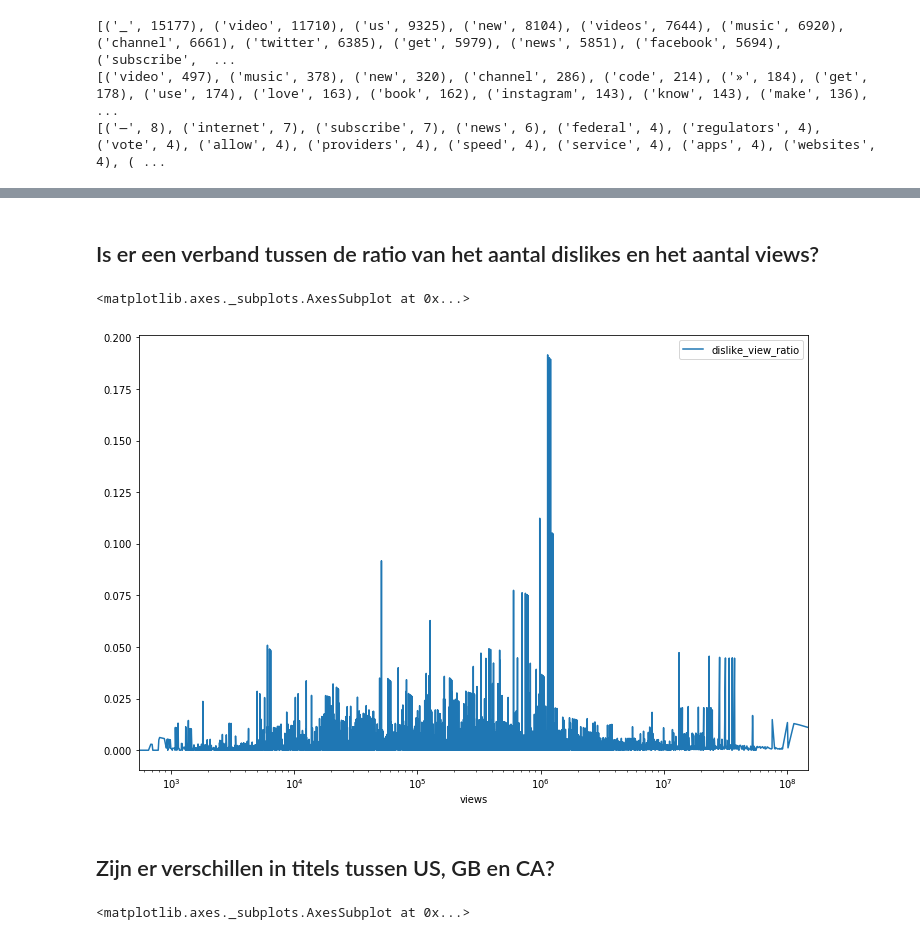
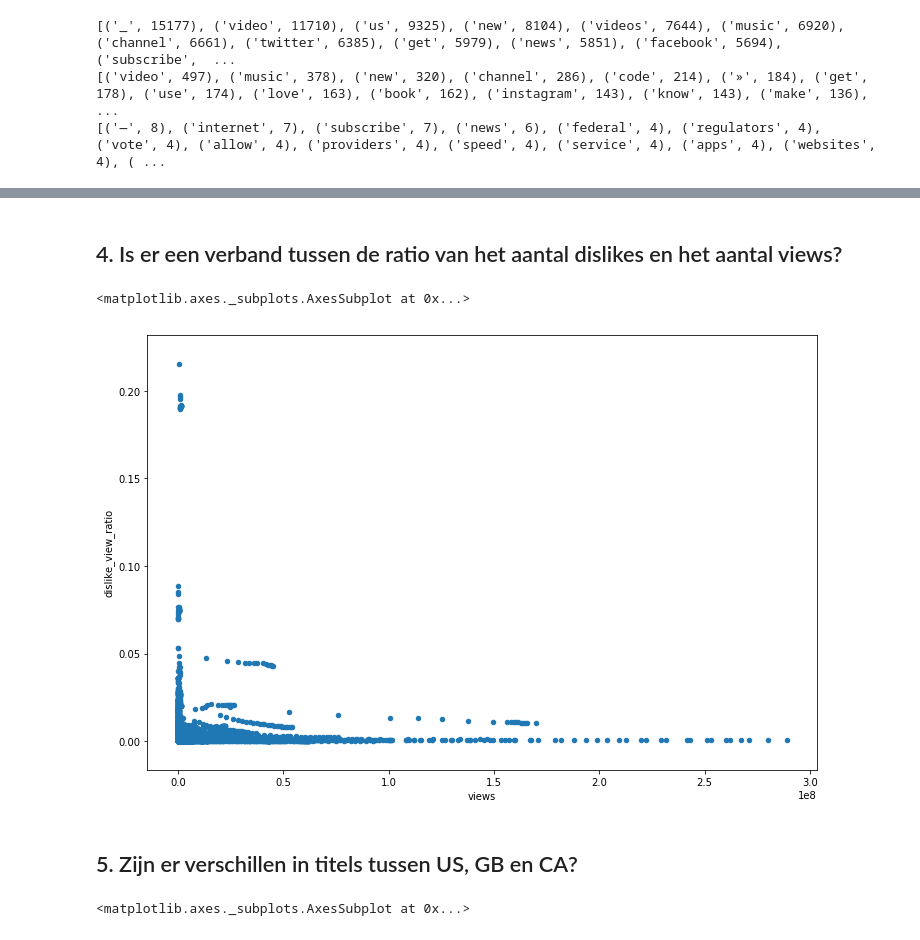
Before and after one commit to SandervWickeren/DataScience_YouTube, a Jupyter notebook: ResultsFile.ipynb, the cells around one changed output, grey strips where cells are left out. Saved outputs shown, nothing was run; the diff lists cells and outputs as text; code cells hidden in the pictures.

```diff
--- a/ResultsFile.ipynb
+++ b/ResultsFile.ipynb
@@ -23,14 +26,14 @@ trending= trending.merge(categories,on="category_id")
 trending_UK = trending_UK.merge(categories,on="category_id")
 trending_CA = trending_CA.merge(categories,on="category_id")
 # %%
-# Voeg ratios toe
-trending['like_view_ratio'] = trending.likes / trending.views
-trending['dislike_view_ratio'] = trending.dislikes / trending.views
-trending["like_dislike_ratio"] = trending.likes / trending.dislikes
+# Voeg like en dislike ratios toe
+trending_UK['like_view_ratio'] = trending_UK.likes / trending_UK.views
+trending_UK['dislike_view_ratio'] = trending_UK.dislikes / trending_UK.views
+trending_UK["like_dislike_ratio"] = trending_UK.likes / trending_UK.dislikes
 # %%
 # regelt timecodes
 # we moeten tijden indelen in blokken van een uur dus 23:30 gaat in het blok van 00:00 en 04:45 in 05:00
-times = [[int(y[0]),int(y[1])] for y in [x.split("T")[1][:-8].split(":") for x in trending.publish_time]]
+times = [[int(y[0]),int(y[1])] for y in [x.split("T")[1][:-8].split(":") for x in trending_UK.publish_time]]
 timecodes = []
 for hour, minutes in times:
     if minutes==0:
@@ -40,16 +43,16 @@ for hour, minutes in times:
             timecodes.append(hour+1)
         else:
             timecodes.append(0)
-trending["timecode"]= pd.Series(timecodes,index=trending.index)
+trending_UK["timecode"]= pd.Series(timecodes,index=trending_UK.index)
 # %%
 publish_dates = []
-for x in trending.publish_time:
+for x in trending_UK.publish_time:
     temp = x.split("T")[0].replace("-",".")
     publish_dates.append( temp[2:5]+str(int(temp[-2:])+1)+temp[-6:-3])
-trending["publish_date"]=publish_dates
+trending_UK["publish_date"]=publish_dates
 # %%
-# calculates the time until a video becomes trending
-originalTimes = trending[["trending_date","publish_date","timecode"]]
+# Berekent de tijd voordat een video trending wordt.
+originalTimes = trending_UK[["trending_date","publish_date","timecode"]]
 time_until_trending= []
 for x in originalTimes.iterrows():
     trendDate = x[1][0].split(".")
@@ -59,8 +62,5 @@ for x in originalTimes.iterrows():
     months = abs(int(trendDate[2])-int(publDate[2]))*720
     total = timeCode+hours+months
     time_until_trending.append(total)
-trending["time_until_trending"]=time_until_trending
-
-#preparation for wordclouds
-contro = trending[trending.like_dislike_ratio < 1].title.values
+trending_UK["time_until_trending"]=time_until_trending
 # %%
@@ -211,13 +222,13 @@ Name: like_view_ratio, Length: 26151, dtype: float64>
 # %% [markdown]
-## Is er een verband tussen de ratio van het aantal dislikes en het aantal views?
+## 4. Is er een verband tussen de ratio van het aantal dislikes en het aantal views?
 # %%
 # Ratio dislikes ten opzichte van views.
-trending.sort_values(by='views').plot(x='views', y="dislike_view_ratio", figsize=(12,8), logx=True)
+trending_UK.sort_values(by='views').plot(x='views', y="dislike_view_ratio", figsize=(12,8), kind='scatter')
 # %% [output]
 <matplotlib.axes._subplots.AxesSubplot at 0x...>
-[figure, old version]
+[figure, new version]
 # %% [markdown]
-## Zijn er verschillen in titels tussen US, GB en CA?
+## 5. Zijn er verschillen in titels tussen US, GB en CA?
 # %%
 
 US=stripTitlesToDict(trending.title.values,"US")
```
Also changed, not shown: parts of 25 cells of this notebook.
